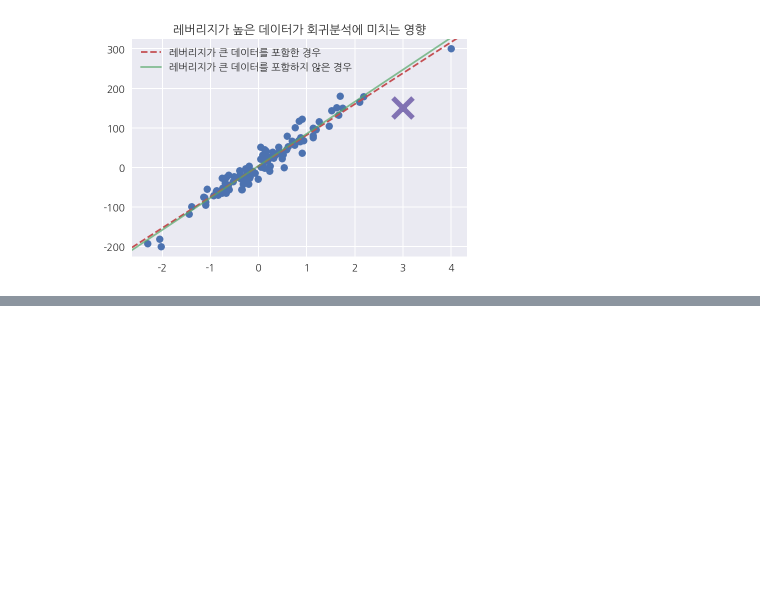
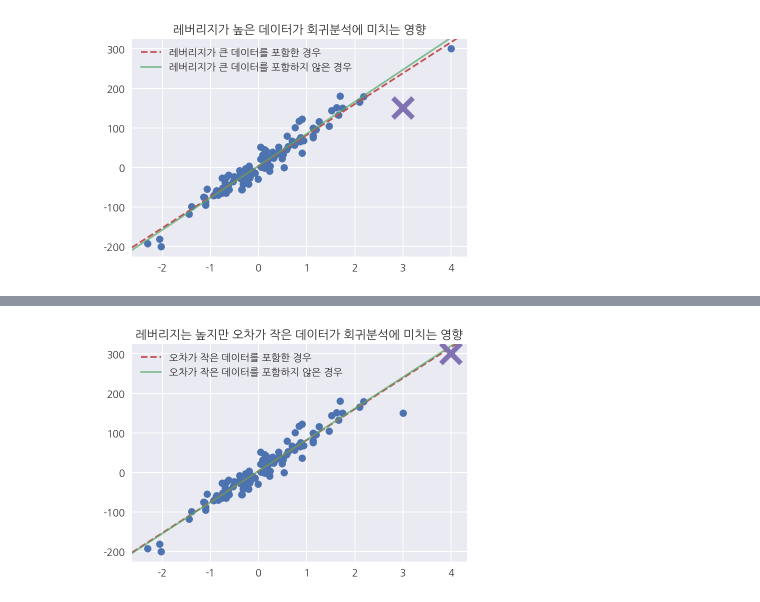
Before and after one commit to whguswls58/TIL, a Jupyter notebook: math/200514_math_16.ipynb, the cells around one changed output, grey strips where cells are left out. Drawn from its saved outputs; the diff is of its cells as text; code cells hidden in the pictures; blank space fills up the shorter version.

```diff
--- a/math/200514_math_16.ipynb
+++ b/math/200514_math_16.ipynb
@@ -233,0 +239,23 @@ plt.show()
+# %%
+# 레버리지는 크지만 잔차가 작은 경우
+# 회귀분석에 큰 영향을 미치진 않음
+# -> 레버리지와 오차 모두 큰 경우를 조심해야함
+idx = np.array(list(range(100)) + [101])
+model4 = sm.OLS(y[idx], X[idx, :])
+result4 = model4.fit()
+
+plt.figure(facecolor="1.")
+ax = plt.subplot()
+plt.scatter(X0, y)
+sm.graphics.abline_plot(model_results=result,
+                        c="r", linestyle="--", ax=ax)
+sm.graphics.abline_plot(model_results=result4,
+                        c="g", alpha=0.7, ax=ax)
+
+plt.plot(X0[-2], y[-2], marker='x', c="m", ms=20, mew=5)
+plt.legend([u"오차가 작은 데이터를 포함한 경우", u"오차가 작은 데이터를 포함하지 않은 경우"],
+           loc="upper left")
+plt.title("레버리지는 높지만 오차가 작은 데이터가 회귀분석에 미치는 영향")
+plt.show()
+# %% [output]
+[figure, added]
```
Also changed, not shown: parts of 9 cells of this notebook.
